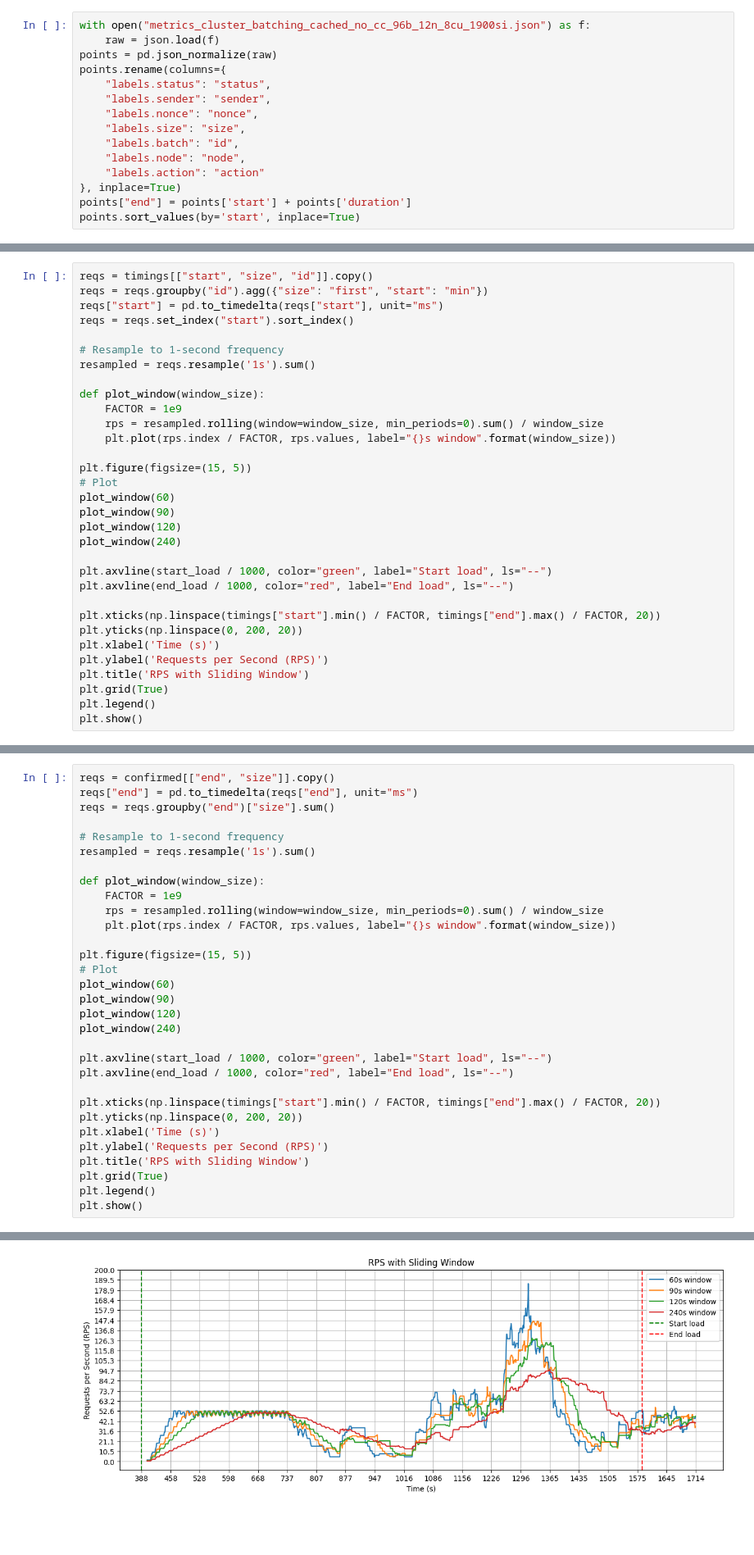
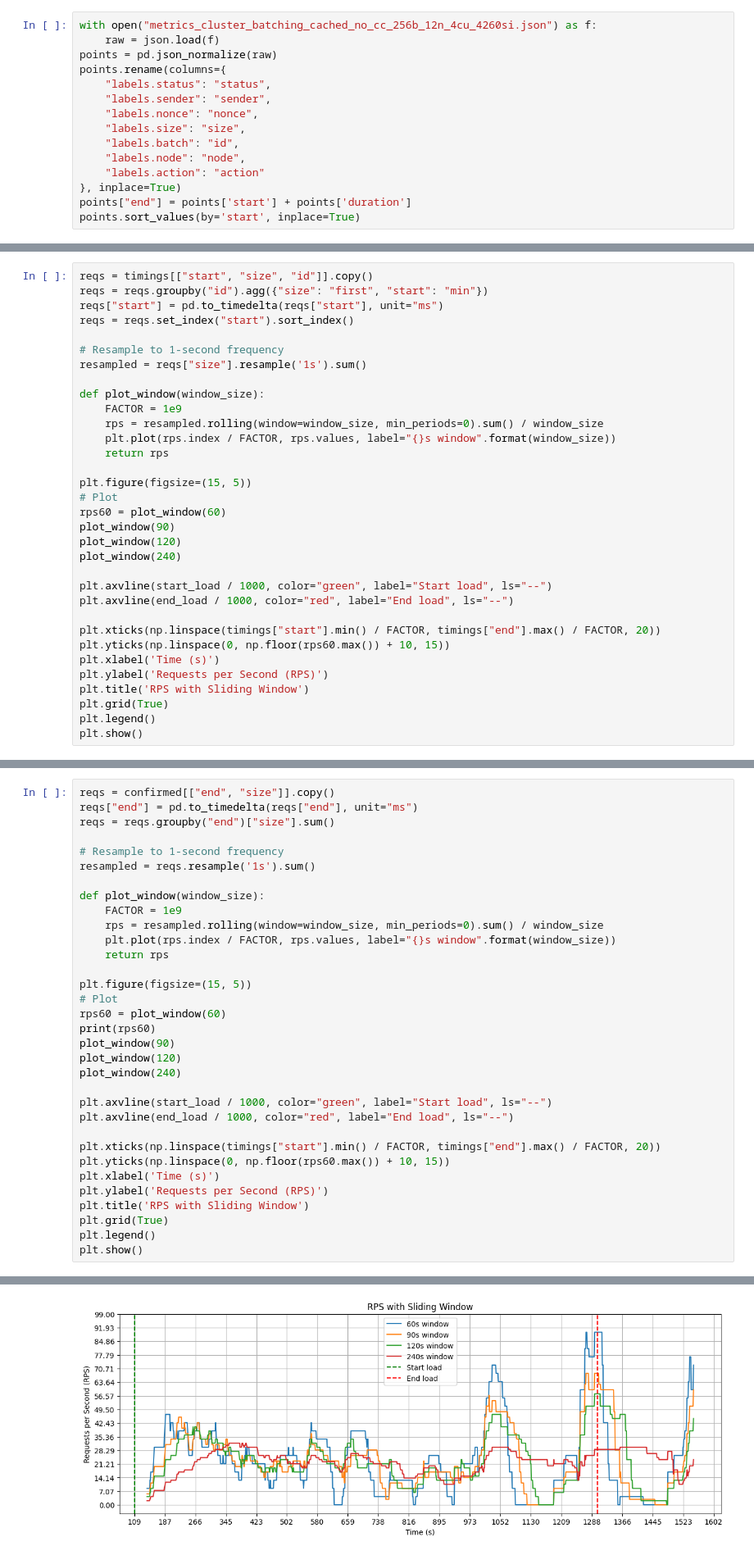
Before and after one commit to fluencelabs/ipc-load-test, a Jupyter notebook: analysis/Analysis.ipynb, the cells around one changed output, grey strips where cells are left out. Shown: that part at 82% size. Drawn from its saved outputs; the diff is of its cells as text; blank space fills up the shorter version.

```diff
--- a/analysis/Analysis.ipynb
+++ b/analysis/Analysis.ipynb
@@ -27,5 +31,5 @@ send_inteval_from_rps(48, 96)
 # %%
-with open("metrics_cluster_batching_cached_no_cc_96b_12n_8cu_1900si.json") as f:
+with open("metrics_cluster_batching_cached_no_cc_256b_12n_4cu_4260si.json") as f:
     raw = json.load(f)
 points = pd.json_normalize(raw)
 points.rename(columns={
@@ -241,16 +245,17 @@ reqs["start"] = pd.to_timedelta(reqs["start"], unit="ms")
 reqs = reqs.set_index("start").sort_index()
 
 # Resample to 1-second frequency
-resampled = reqs.resample('1s').sum()
+resampled = reqs["size"].resample('1s').sum()
 
 def plot_window(window_size):
     FACTOR = 1e9
     rps = resampled.rolling(window=window_size, min_periods=0).sum() / window_size
     plt.plot(rps.index / FACTOR, rps.values, label="{}s window".format(window_size))
+    return rps
 
 plt.figure(figsize=(15, 5))
 # Plot
-plot_window(60)
+rps60 = plot_window(60)
 plot_window(90)
 plot_window(120)
 plot_window(240)
@@ -259,7 +264,7 @@ plt.axvline(start_load / 1000, color="green", label="Start load", ls="--")
 plt.axvline(end_load / 1000, color="red", label="End load", ls="--")
 
 plt.xticks(np.linspace(timings["start"].min() / FACTOR, timings["end"].max() / FACTOR, 20))
-plt.yticks(np.linspace(0, 200, 20))
+plt.yticks(np.linspace(0, np.floor(rps60.max()) + 10, 15))
 plt.xlabel('Time (s)')
 plt.ylabel('Requests per Second (RPS)')
 plt.title('RPS with Sliding Window')
@@ -280,10 +285,12 @@ def plot_window(window_size):
     FACTOR = 1e9
     rps = resampled.rolling(window=window_size, min_periods=0).sum() / window_size
     plt.plot(rps.index / FACTOR, rps.values, label="{}s window".format(window_size))
+    return rps
 
 plt.figure(figsize=(15, 5))
 # Plot
-plot_window(60)
+rps60 = plot_window(60)
+print(rps60)
 plot_window(90)
 plot_window(120)
 plot_window(240)
@@ -292,7 +299,7 @@ plt.axvline(start_load / 1000, color="green", label="Start load", ls="--")
 plt.axvline(end_load / 1000, color="red", label="End load", ls="--")
 
 plt.xticks(np.linspace(timings["start"].min() / FACTOR, timings["end"].max() / FACTOR, 20))
-plt.yticks(np.linspace(0, 200, 20))
+plt.yticks(np.linspace(0, np.floor(rps60.max()) + 10, 15))
 plt.xlabel('Time (s)')
 plt.ylabel('Requests per Second (RPS)')
 plt.title('RPS with Sliding Window')
@@ -303,4 +327,4 @@ plt.show()
-[figure, old version]
+[figure, new version]
 # %%
 confirmed["size"].sum() / (confirmed["end"].max() - confirmed["start"].min()) * 1000
 # %% [output]
```
Also changed, not shown: parts of 15 cells of this notebook, 10 other files.
